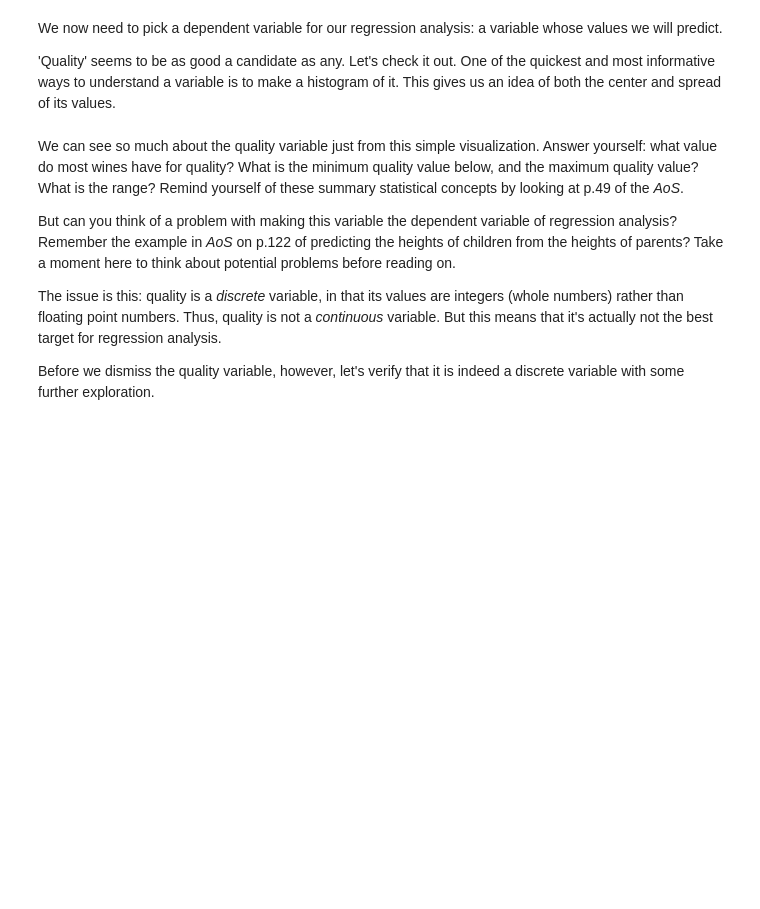
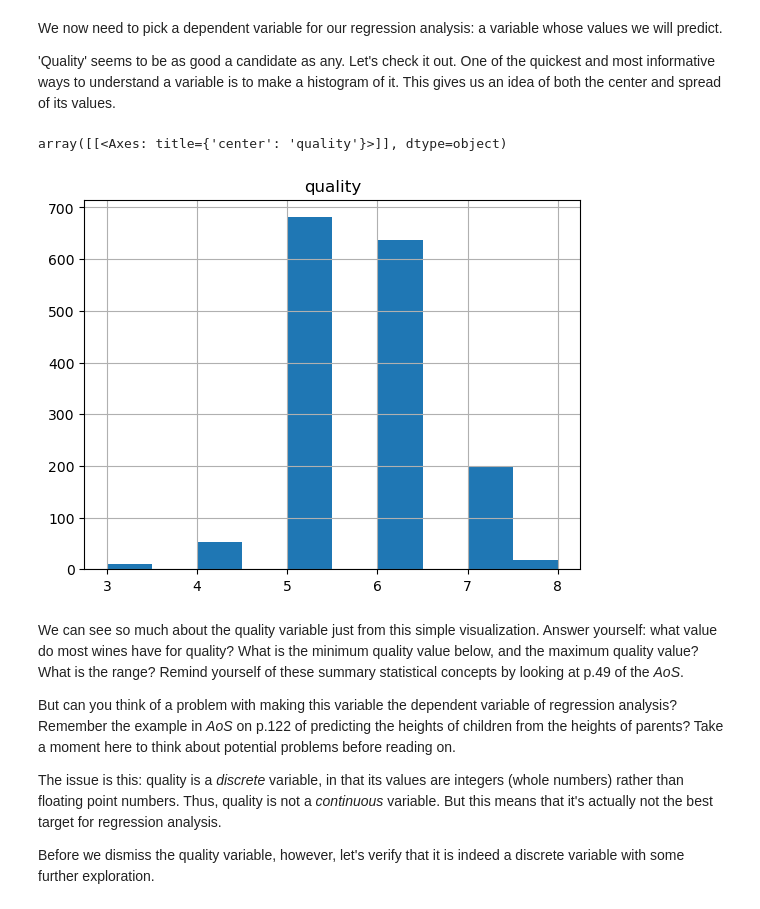
Before and after one commit to vanslykeaudio/SpringBoardDataScience, a Jupyter notebook: 11.4.1_Case_Study_-_Linear_Regression_1_/11.4.1 Case Study - Linear Regression/Springboard Regression Case Study - the Red Wine Dataset - Tier 3.ipynb, the cells around one changed output. Cells and saved outputs as stored; diff of their text form; code cells hidden in the pictures; blank space fills up the shorter version.

```diff
--- a/11.4.1_Case_Study_-_Linear_Regression_1_/11.4.1 Case Study - Linear Regression/Springboard Regression Case Study - the Red Wine Dataset - Tier 3.ipynb
+++ b/11.4.1_Case_Study_-_Linear_Regression_1_/11.4.1 Case Study - Linear Regression/Springboard Regression Case Study - the Red Wine Dataset - Tier 3.ipynb
@@ -83,7 +114,10 @@ We now need to pick a dependent variable for our regression analysis: a variable
 'Quality' seems to be as good a candidate as any. Let's check it out. One of the quickest and most informative ways to understand a variable is to make a histogram of it. This gives us an idea of both the center and spread of its values.
 # %%
 # Making a histogram of the quality variable.
-_ _ _
+wine.hist(column='quality')
+# %% [output]
+array([[<Axes: title={'center': 'quality'}>]], dtype=object)
+[figure, added]
 # %% [markdown]
 We can see so much about the quality variable just from this simple visualization. Answer yourself: what value do most wines have for quality? What is the minimum quality value below, and the maximum quality value? What is the range? Remind yourself of these summary statistical concepts by looking at p.49 of the *AoS*.
 
```
Also changed, not shown: parts of 7 cells of this notebook.
